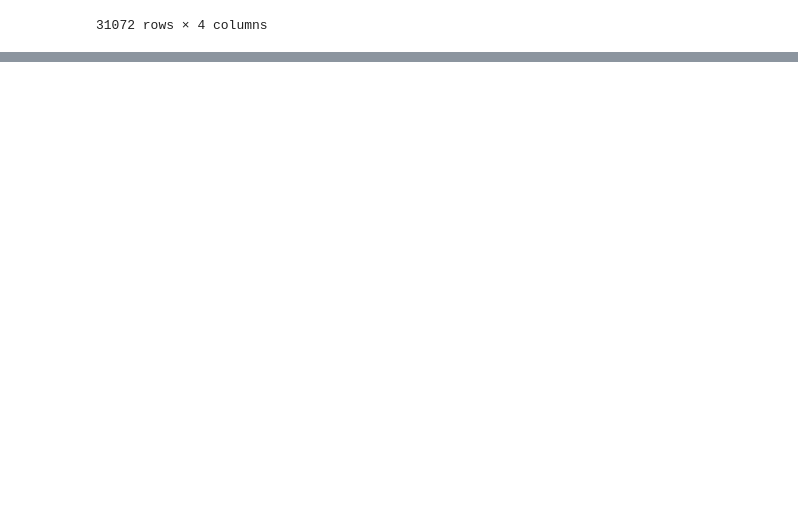
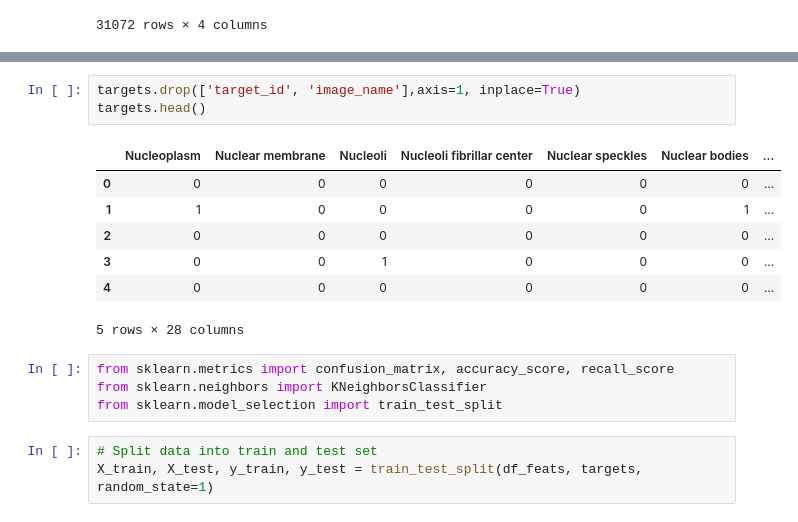
Before and after one commit to reneebrecht/human-protein-atlas-image-classification, a Jupyter notebook: notebooks/Embeddings_and_KNN_Model.ipynb, the cells around one changed output, grey strips where cells are left out. Drawn from its saved outputs; the diff is of its cells as text; blank space fills up the shorter version.

```diff
--- a/notebooks/Embeddings_and_KNN_Model.ipynb
+++ b/notebooks/Embeddings_and_KNN_Model.ipynb
@@ -169,0 +234,18 @@ emb
+# %%
+targets.drop(['target_id', 'image_name'],axis=1, inplace=True)
+targets.head()
+# %% [output]
+|  | Nucleoplasm | Nuclear membrane | Nucleoli | Nucleoli fibrillar center | Nuclear speckles | Nuclear bodies | ... |
+| 0 | 0 | 0 | 0 | 0 | 0 | 0 | ... |
+| 1 | 1 | 0 | 0 | 0 | 0 | 1 | ... |
+| 2 | 0 | 0 | 0 | 0 | 0 | 0 | ... |
+| 3 | 0 | 0 | 1 | 0 | 0 | 0 | ... |
+| 4 | 0 | 0 | 0 | 0 | 0 | 0 | ... |
+5 rows × 28 columns
+# %%
+from sklearn.metrics import confusion_matrix, accuracy_score, recall_score
+from sklearn.neighbors import KNeighborsClassifier
+from sklearn.model_selection import train_test_split
+# %%
+# Split data into train and test set
+X_train, X_test, y_train, y_test = train_test_split(df_feats, targets, random_state=1)
```
Also changed, not shown: parts of 7 cells of this notebook, 1 other file.
